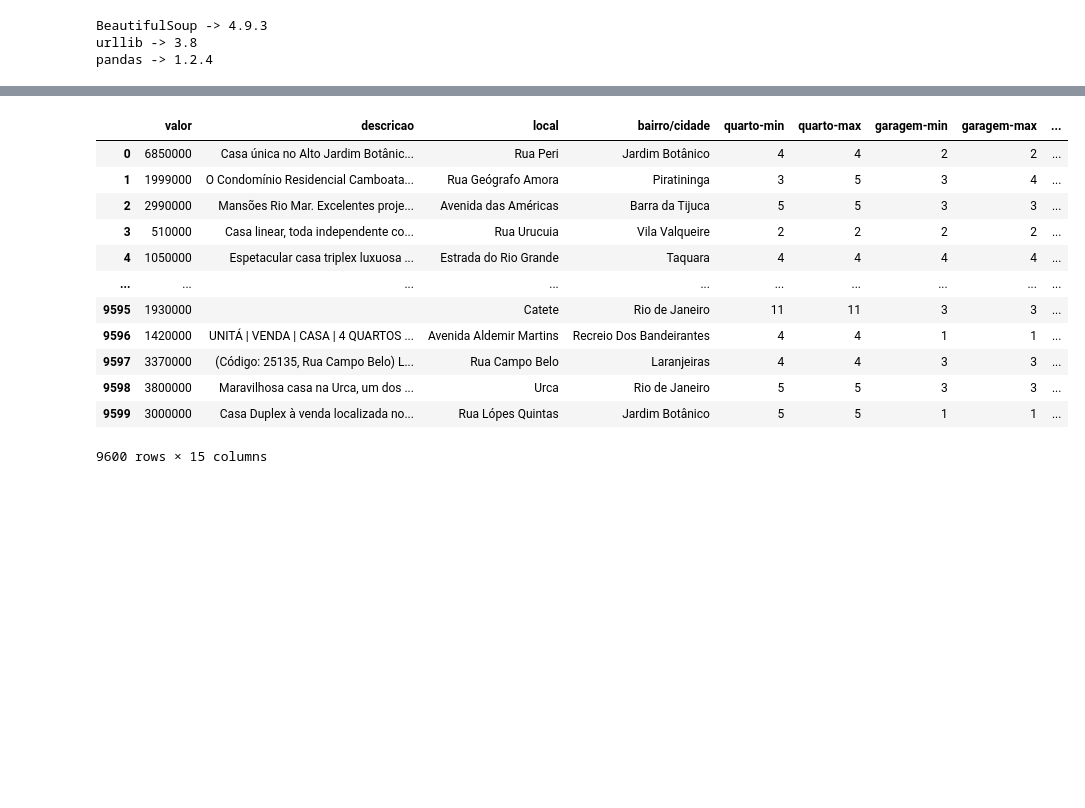
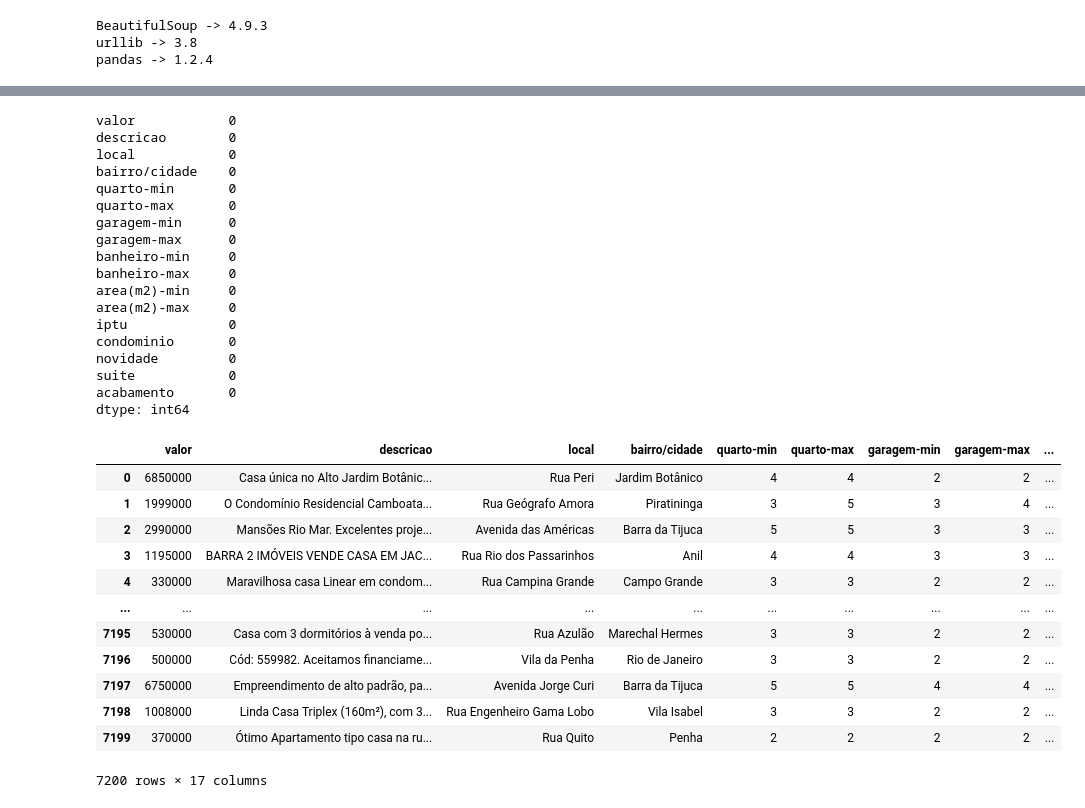
Before and after one commit to ziggy-data/scraping_zap_imoveis, a Jupyter notebook: Zap-Imoveis.ipynb, the cells around one changed output, grey strips where cells are left out. Saved outputs shown, nothing was run; the diff lists cells and outputs as text; code cells hidden in the pictures; blank space fills up the shorter version.

```diff
--- a/Zap-Imoveis.ipynb
+++ b/Zap-Imoveis.ipynb
@@ -136,13 +137,25 @@ for i in range(pages):
         else :
             card['novidade'] = str(tipo.get_text())
 
+        #suite
+        if re.search("suite|suíte|suites|suítes", card['descricao'].lower()) != None:
+            card['suite'] =  int(1)
+        else:
+            card['suite'] =  int(0)
 
+
+        #acabamento
+        if re.search("porcelanato|ceramica|cerâmica|cerâmico|cerâmicos|gesso|antiderrapante|planejado", card['descricao'].lower()) != None:
+            card['acabamento'] =  int(1)
+        else:
+            card['acabamento'] =  int(0)
 
         cards.append(card)
 
 
 
 dataset = pd.DataFrame(cards)
+print(dataset.isna().sum())
 dataset.to_csv('./dados/dataset-casas-geral.csv', sep=';' , index=False, encoding='utf-8-sig')
 dataset
 # %% [output]
@@ -305,7 +386,7 @@ rua = []
 bairro = []
 
 ##Obtendo HTML e o total de paginas
-pages = int(400)
+pages = int(300)
 
 
 ##interando por todas as paginas do site
@@ -405,40 +486,71 @@ for i in range(pages):
             card['iptu'] = int('0')
         else :
             card['iptu'] = int(iptu.get_text().replace('R$','').replace('\n','').replace('.','').replace('IPTU','').replace(' ',''))
 
 
-
         #condominio
         condominio = anuncio.find('li',{'class':'card-price__item condominium text-regular'})
         if condominio == None:
             card['condominio'] = int('0')
         else :
             card['condominio'] = int(condominio.get_text().replace('condomínioR$','').replace(' ','').replace('.',''))
 
         #tipo
         tipo = anuncio.find('small')
         if tipo == None:
             card['novidade'] = str('Nenhuma')
         else :
             card['novidade'] = str(tipo.get_text())
 
+        #suite
+        if re.search("suite|suíte|suites|suítes", card['descricao'].lower()) != None:
+            card['suite'] =  int(1)
+        else:
+            card['suite'] =  int(0)
+
+
+        #acabamento
+        if re.search("porcelanato|ceramica|cerâmica|cerâmico|cerâmicos|gesso|antiderrapante|planejado", card['descricao'].lower()) != None:
+            card['acabamento'] =  int(1)
+        else:
+            card['acabamento'] =  int(0)
+
         cards.append(card)
 
 
 dataset = pd.DataFrame(cards)
+print(dataset.isna().sum())
 dataset.to_csv('./dados/dataset-casas-rj.csv', sep=';', index=False, encoding='utf-8-sig')
 dataset
 # %% [output]
+valor            0
+descricao        0
+local            0
+bairro/cidade    0
+quarto-min       0
+quarto-max       0
+garagem-min      0
+garagem-max      0
+banheiro-min     0
+banheiro-max     0
+area(m2)-min     0
+area(m2)-max     0
+iptu             0
+condominio       0
+novidade         0
+suite            0
+acabamento       0
+dtype: int64
 |  | valor | descricao | local | bairro/cidade | quarto-min | quarto-max | garagem-min | garagem-max | ... |
 | 0 | 6850000 | Casa única no Alto Jardim Botânic... | Rua Peri | Jardim Botânico | 4 | 4 | 2 | 2 | ... |
 | 1 | 1999000 | O Condomínio Residencial Camboata... | Rua Geógrafo Amora | Piratininga | 3 | 5 | 3 | 4 | ... |
 | 2 | 2990000 | Mansões Rio Mar. Excelentes proje... | Avenida das Américas | Barra da Tijuca | 5 | 5 | 3 | 3 | ... |
-| 3 | 510000 | Casa linear, toda independente co... | Rua Urucuia | Vila Valqueire | 2 | 2 | 2 | 2 | ... |
-| 4 | 1050000 | Espetacular casa triplex luxuosa ... | Estrada do Rio Grande | Taquara | 4 | 4 | 4 | 4 | ... |
+| 3 | 1195000 | BARRA 2 IMÓVEIS VENDE CASA EM JAC... | Rua Rio dos Passarinhos | Anil | 4 | 4 | 3 | 3 | ... |
+| 4 | 330000 | Maravilhosa casa Linear em condom... | Rua Campina Grande | Campo Grande | 3 | 3 | 2 | 2 | ... |
 | ... | ... | ... | ... | ... | ... | ... | ... | ... | ... |
-| 9595 | 1930000 |  | Catete | Rio de Janeiro | 11 | 11 | 3 | 3 | ... |
-| 9596 | 1420000 | UNITÁ | VENDA | CASA | 4 QUARTOS ... | Avenida Aldemir Martins | Recreio Dos Bandeirantes | 4 | 4 | 1 | 1 | ... |
-| 9597 | 3370000 | (Código: 25135, Rua Campo Belo) L... | Rua Campo Belo | Laranjeiras | 4 | 4 | 3 | 3 | ... |
-| 9598 | 3800000 | Maravilhosa casa na Urca, um dos ... | Urca | Rio de Janeiro | 5 | 5 | 3 | 3 | ... |
-| 9599 | 3000000 | Casa Duplex à venda localizada no... | Rua Lópes Quintas | Jardim Botânico | 5 | 5 | 1 | 1 | ... |
+| 7195 | 530000 | Casa com 3 dormitórios à venda po... | Rua Azulão | Marechal Hermes | 3 | 3 | 2 | 2 | ... |
+| 7196 | 500000 | Cód: 559982. Aceitamos financiame... | Vila da Penha | Rio de Janeiro | 3 | 3 | 2 | 2 | ... |
+| 7197 | 6750000 | Empreendimento de alto padrão, pa... | Avenida Jorge Curi | Barra da Tijuca | 5 | 5 | 4 | 4 | ... |
+| 7198 | 1008000 | Linda Casa Triplex (160m²), com 3... | Rua Engenheiro Gama Lobo | Vila Isabel | 3 | 3 | 2 | 2 | ... |
+| 7199 | 370000 | Ótimo Apartamento tipo casa na ru... | Rua Quito | Penha | 2 | 2 | 2 | 2 | ... |
-9600 rows × 15 columns
+7200 rows × 17 columns
```
Also changed, not shown: parts of 4 cells of this notebook.
